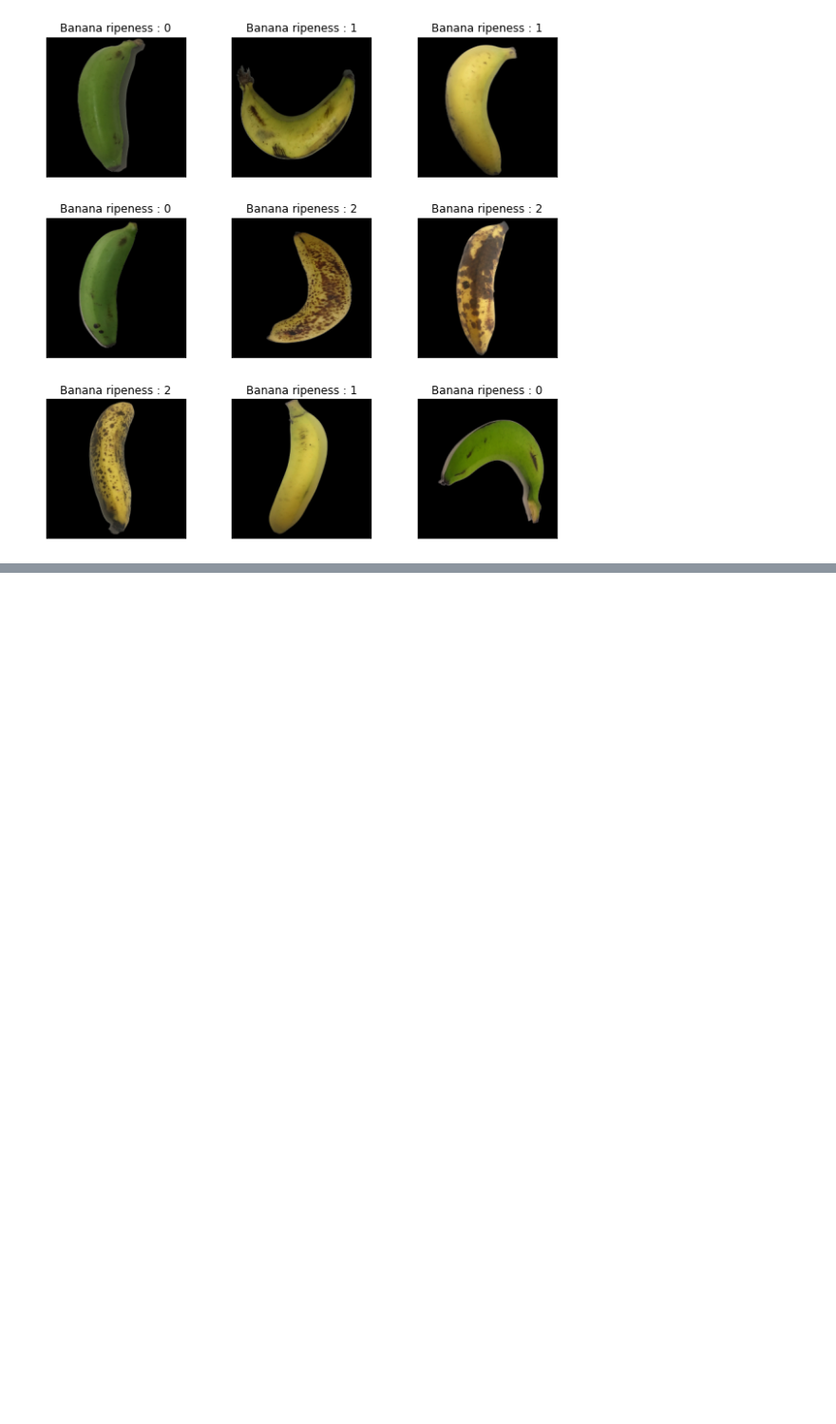
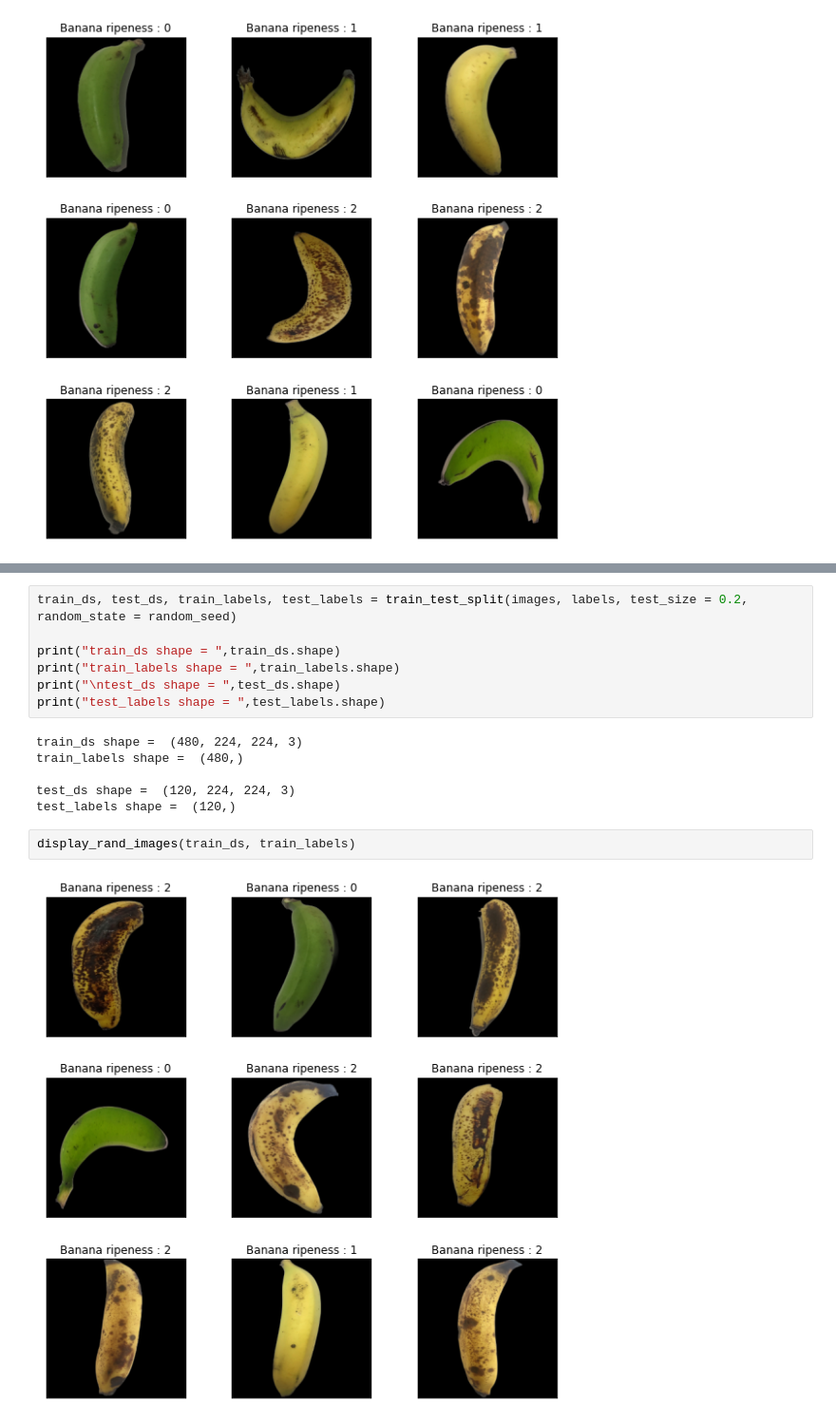
Before and after one commit to kscaiza2/MineriaCaizaAlcivar_U3Lab1, a Jupyter notebook: CNN.ipynb, the cells around one changed output, grey strips where cells are left out. Shown: that part at 95% size. Saved outputs shown, nothing was run; the diff lists cells and outputs as text; blank space fills up the shorter version.

```diff
--- a/CNN.ipynb
+++ b/CNN.ipynb
@@ -94,0 +146,17 @@ display_rand_images(images, labels)
+# %%
+train_ds, test_ds, train_labels, test_labels = train_test_split(images, labels, test_size = 0.2, random_state = random_seed)
+
+print("train_ds shape = ",train_ds.shape)
+print("train_labels shape = ",train_labels.shape)
+print("\ntest_ds shape = ",test_ds.shape)
+print("test_labels shape = ",test_labels.shape)
+# %% [output]
+train_ds shape =  (480, 224, 224, 3)
+train_labels shape =  (480,)
+
+test_ds shape =  (120, 224, 224, 3)
+test_labels shape =  (120,)
+# %%
+display_rand_images(train_ds, train_labels)
+# %% [output]
+[figure, added]
```
Also changed, not shown: parts of 9 cells of this notebook.
